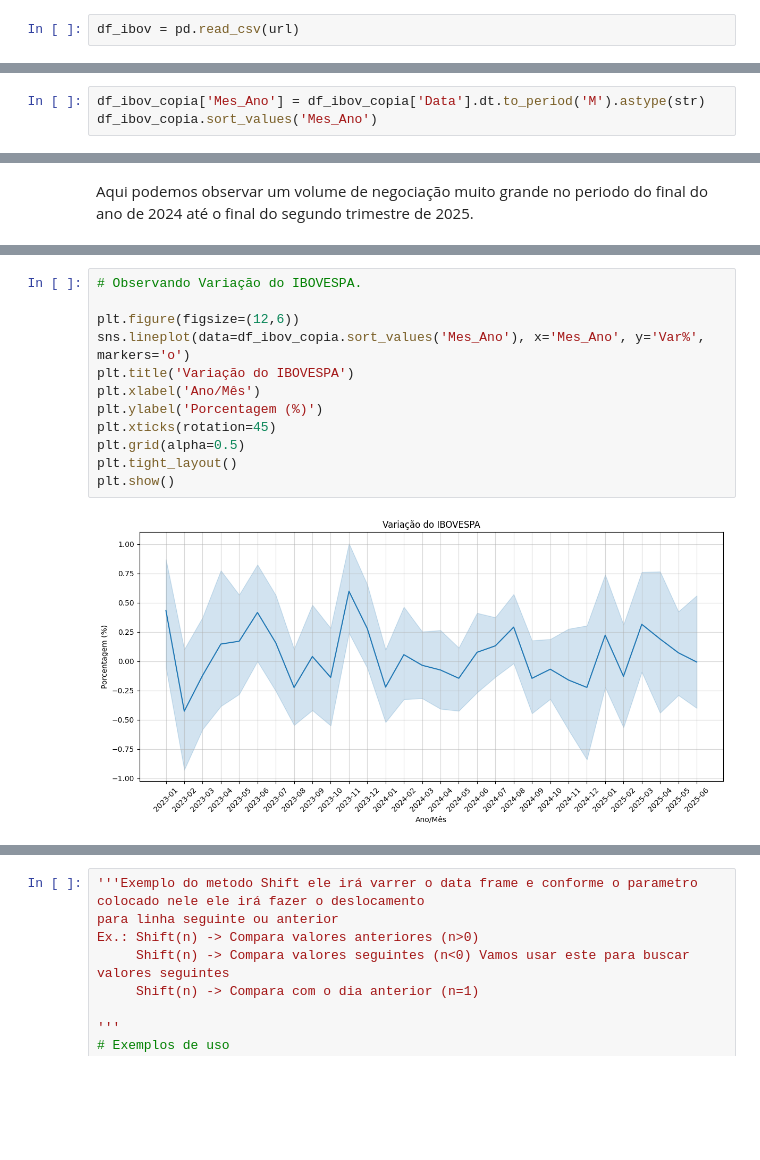
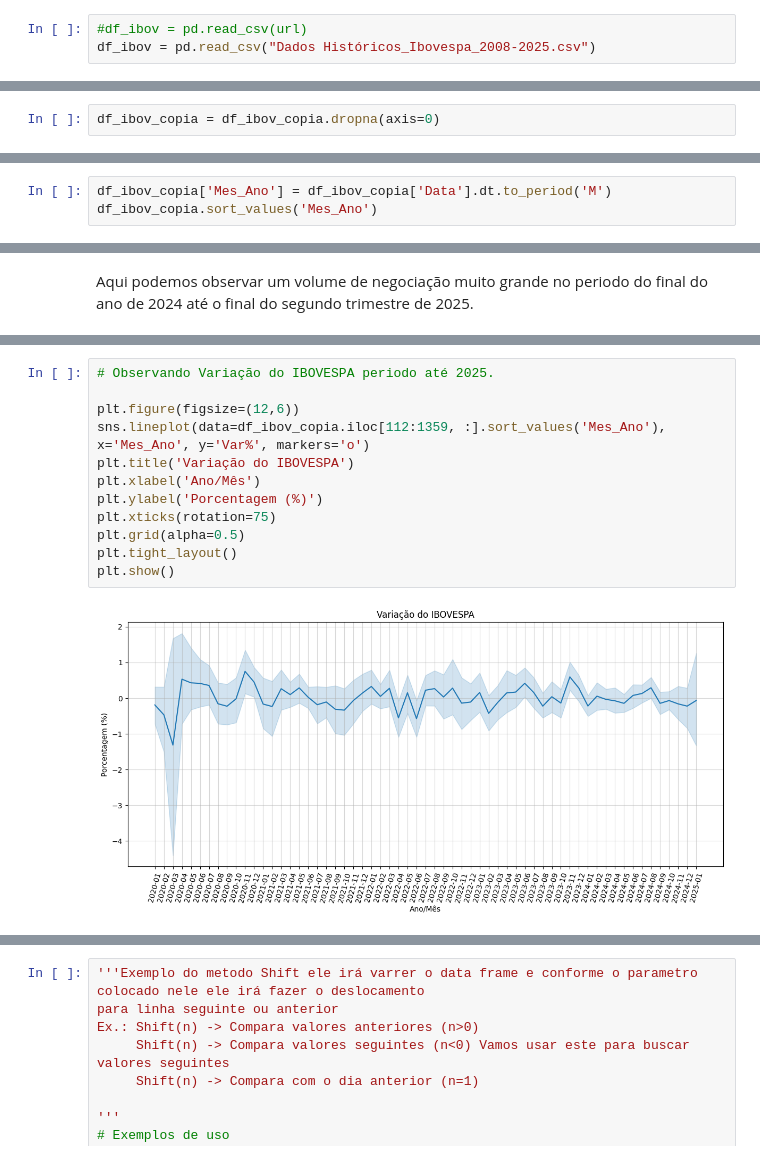
Before and after one commit to JacksonvBarbosa/Analise_Indice_Ibovespa, a Jupyter notebook: Codigo/DadosIbovespa.ipynb, the cells around one changed output, grey strips where cells are left out. Drawn from its saved outputs; the diff is of its cells as text; blank space fills up the shorter version.

Commit message:
Análise exploratória com gráficos trabalhando com dados de 2020 à 2024

```diff
--- a/Codigo/DadosIbovespa.ipynb
+++ b/Codigo/DadosIbovespa.ipynb
@@ -39,7 +39,8 @@ import seaborn as sns
 # %%
 url = "https://raw.githubusercontent.com/JacksonvBarbosa/Analise_Indice_Ibovespa/refs/heads/Jackson/Dataset/Dados%20Hist%C3%B3ricos%20-%20Ibovespa.csv"
 # %%
-df_ibov = pd.read_csv(url)
+#df_ibov = pd.read_csv(url)
+df_ibov = pd.read_csv("Dados Históricos_Ibovespa_2008-2025.csv")
 # %% [markdown]
 # Padronização e limpeza dos dados + análise descritiva e exploratória básica
 # %%
@@ -121,0 +143,2 @@ dtype: int64
+# %%
+df_ibov_copia = df_ibov_copia.dropna(axis=0)
@@ -258,4 +309,4 @@ Text(0, 0.5, 'Valor em Porcentagem')
 # %%
-df_ibov_copia['Mes_Ano'] = df_ibov_copia['Data'].dt.to_period('M').astype(str)
+df_ibov_copia['Mes_Ano'] = df_ibov_copia['Data'].dt.to_period('M')
 df_ibov_copia.sort_values('Mes_Ano')
 # %% [output]
@@ -335,14 +409,14 @@ plt.show()
 # %%
-# Observando Variação do IBOVESPA.
+# Observando Variação do IBOVESPA periodo até 2025.
 
 plt.figure(figsize=(12,6))
-sns.lineplot(data=df_ibov_copia.sort_values('Mes_Ano'), x='Mes_Ano', y='Var%', markers='o')
+sns.lineplot(data=df_ibov_copia.iloc[112:1359, :].sort_values('Mes_Ano'), x='Mes_Ano', y='Var%', markers='o')
 plt.title('Variação do IBOVESPA')
 plt.xlabel('Ano/Mês')
 plt.ylabel('Porcentagem (%)')
-plt.xticks(rotation=45)
+plt.xticks(rotation=75)
 plt.grid(alpha=0.5)
 plt.tight_layout()
 plt.show()
 # %% [output]
-[figure, old version]
+[figure, new version]
```
Also changed, not shown: parts of 38 cells of this notebook, 1 other file.
